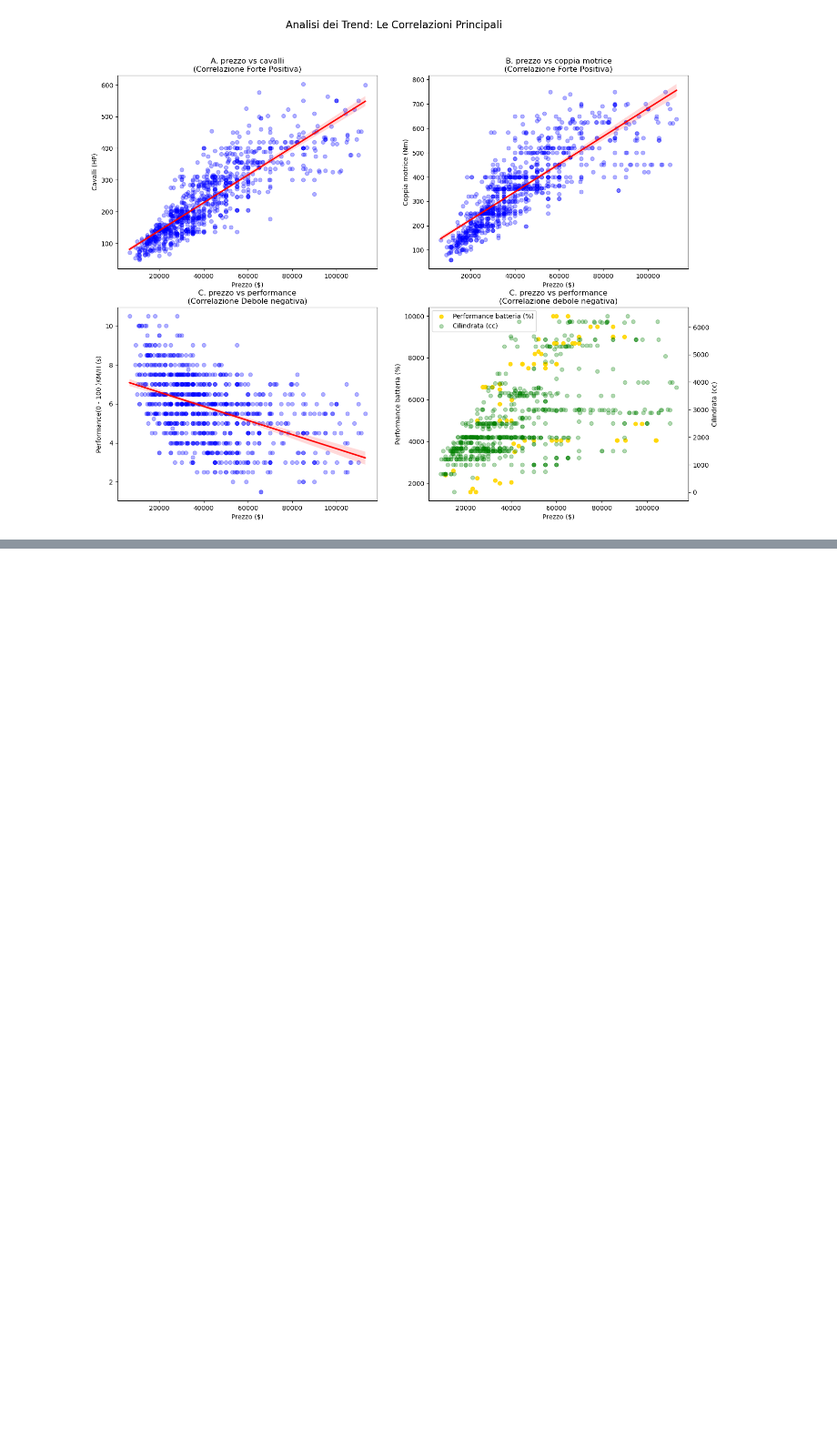
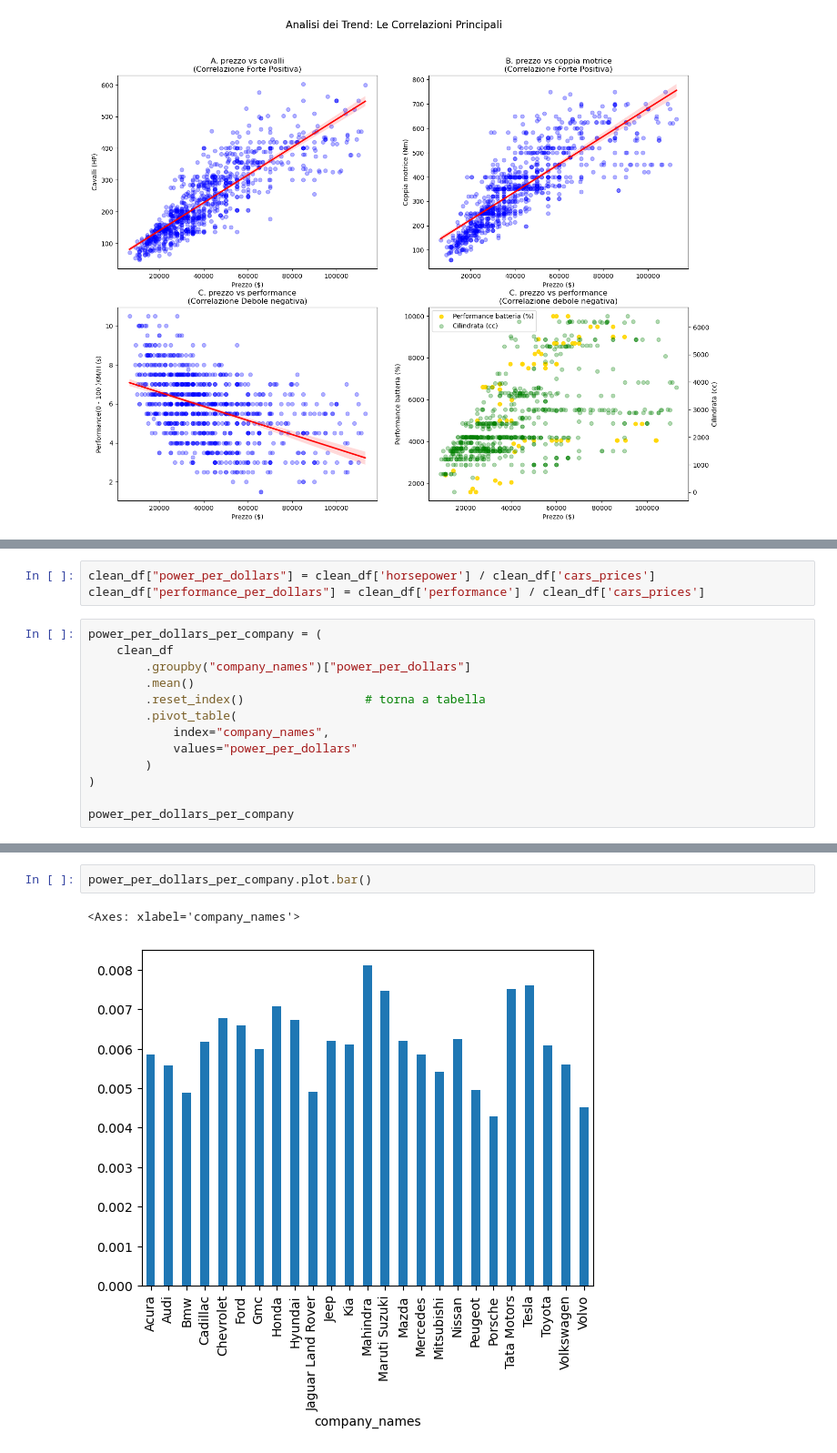
Before and after one commit to Wazard/GruppoX-Car-Analysis, a Jupyter notebook: car_analysis_mario.ipynb, the cells around one changed output, grey strips where cells are left out. Shown at 91% size. Drawn from its saved outputs; the diff is of its cells as text; blank space fills up the shorter version.

```diff
--- a/car_analysis.ipynb
+++ b/car_analysis_mario.ipynb
@@ -722,0 +725,16 @@ axes[1, 1].legend(handles1 + handles2, labels1 + labels2, loc='upper left')
+# %%
+clean_df["power_per_dollars"] = clean_df['horsepower'] / clean_df['cars_prices']
+clean_df["performance_per_dollars"] = clean_df['performance'] / clean_df['cars_prices']
+# %%
+power_per_dollars_per_company = (
+    clean_df
+        .groupby("company_names")["power_per_dollars"]
+        .mean()
+        .reset_index()                 # torna a tabella
+        .pivot_table(
+            index="company_names",
+            values="power_per_dollars"
+        )
+)
+
+power_per_dollars_per_company
@@ -722,0 +760,5 @@ axes[1, 1].legend(handles1 + handles2, labels1 + labels2, loc='upper left')
+# %%
+power_per_dollars_per_company.plot.bar()
+# %% [output]
+<Axes: xlabel='company_names'>
+[figure, added]
```
Also changed, not shown: parts of 4 cells of this notebook.
